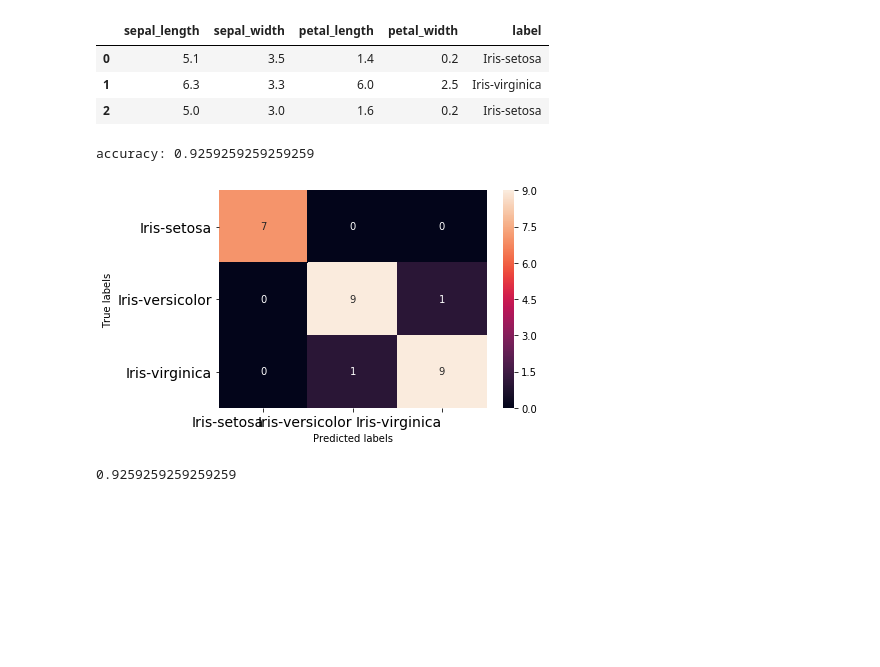
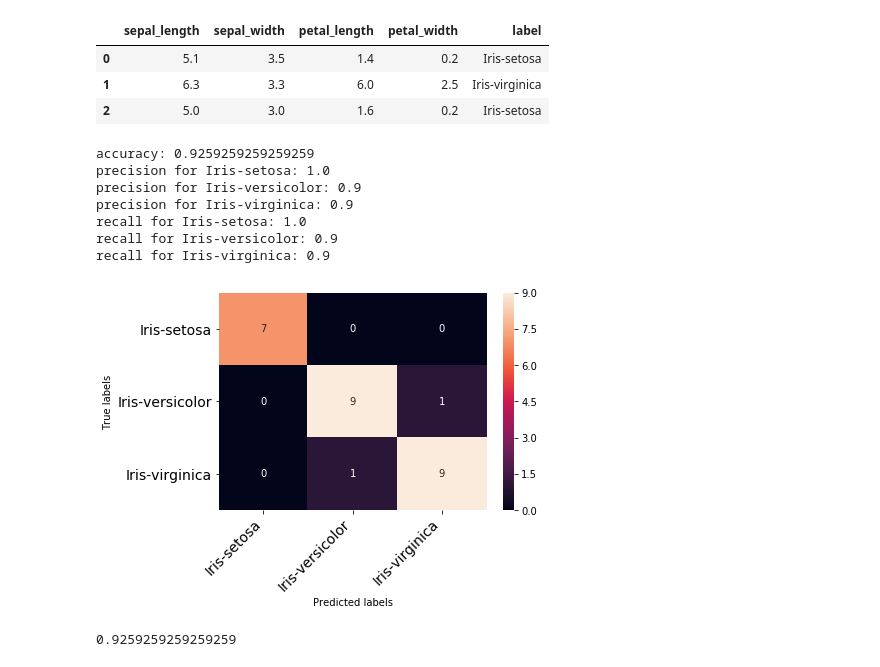
Before and after one commit to abnvanand/smai_a2, a Jupyter notebook: src/KNN.ipynb, the cells around one changed output. Cells and saved outputs as stored; diff of their text form; code cells hidden in the pictures; blank space fills up the shorter version.

```diff
--- a/src/KNN.ipynb
+++ b/src/KNN.ipynb
@@ -295,16 +373,30 @@ df.head(3)
 # %%
 train_df, validate_df = train_test_split(df, test_size = 0.2, random_state=100)
 predictions = predict(validate_df, train_df, k=7)
 actual = validate_df["label"]
 
 combined_df = pd.concat([actual, predictions], axis=1)
 
 print("accuracy:", accuracy(combined_df))
 
-plot_confusion_heatmap(combined_df,xt)
+print("precision for Iris-setosa:", precision_(combined_df, 'Iris-setosa'))
+print("precision for Iris-versicolor:", precision_(combined_df, 'Iris-versicolor'))
+print("precision for Iris-virginica:", precision_(combined_df, 'Iris-virginica'))
+
+print("recall for Iris-setosa:", recall_(combined_df, 'Iris-setosa'))
+print("recall for Iris-versicolor:", recall_(combined_df, 'Iris-versicolor'))
+print("recall for Iris-virginica:", recall_(combined_df, 'Iris-virginica'))
+
+plot_confusion_heatmap(combined_df, xticks_rotation=45)
 # %% [output]
 accuracy: 0.9259259259259259
+precision for Iris-setosa: 1.0
+precision for Iris-versicolor: 0.9
+precision for Iris-virginica: 0.9
+recall for Iris-setosa: 1.0
+recall for Iris-versicolor: 0.9
+recall for Iris-virginica: 0.9
-[figure, old version]
+[figure, new version]
 # %%
 # Comparison with sklearn
 from sklearn.neighbors import KNeighborsClassifier
```
Also changed, not shown: parts of 10 cells of this notebook.
